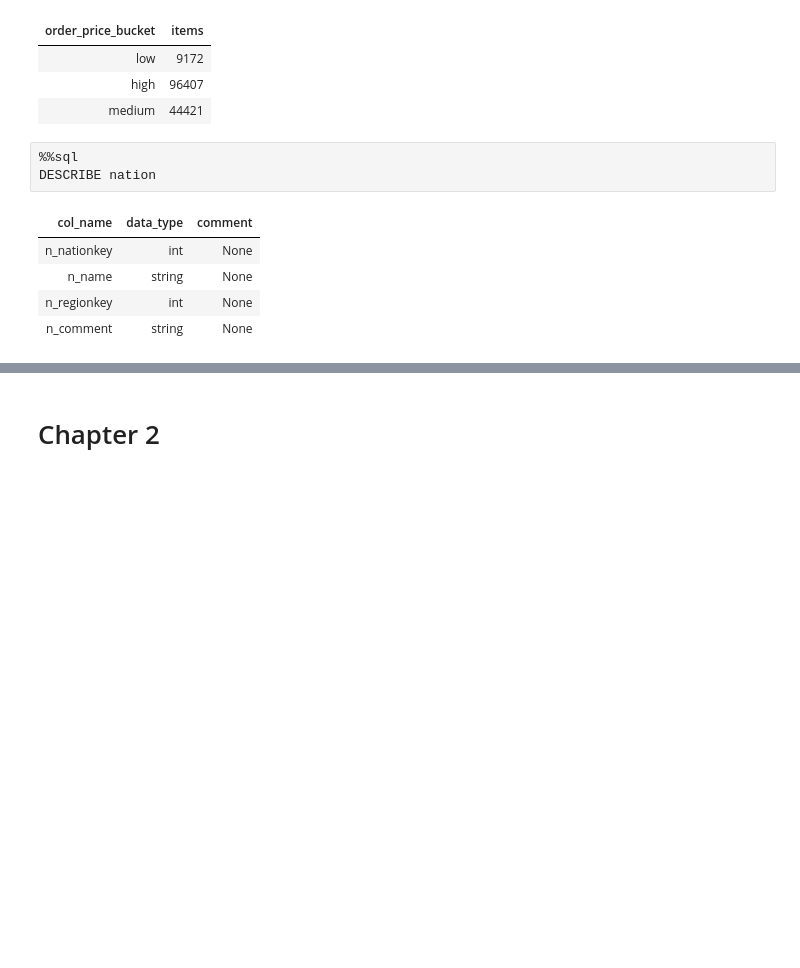
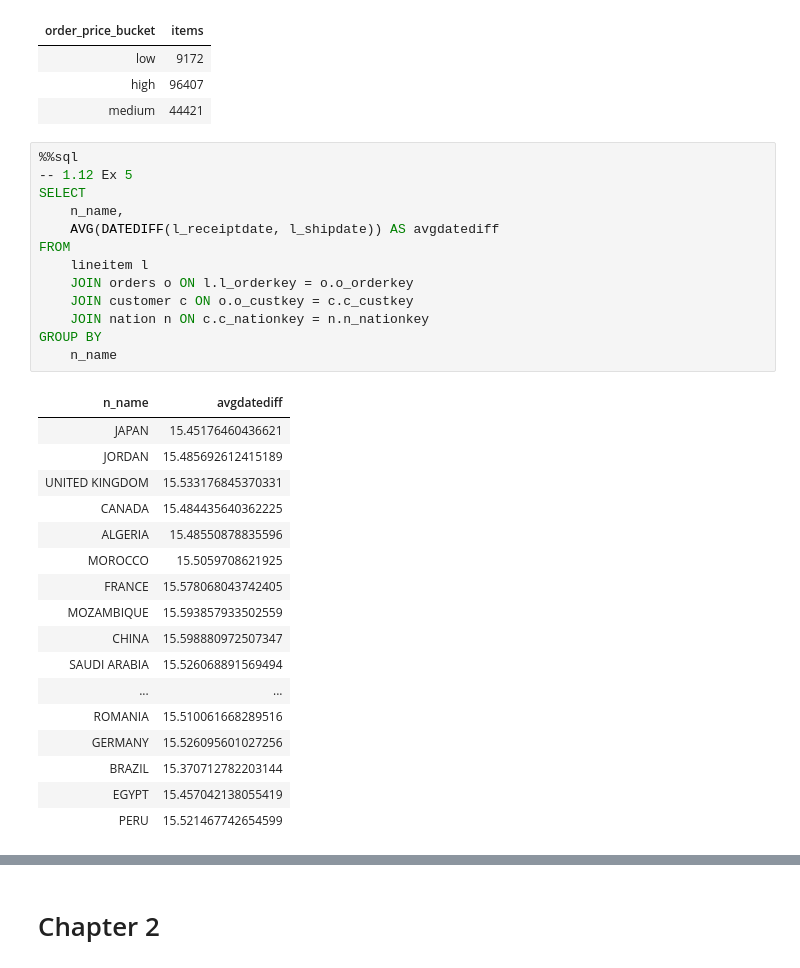
Before and after one commit to jylkkakai/data_engineering_for_beginners_code, a Jupyter notebook: notebooks/SQL.ipynb, the cells around one changed output, grey strips where cells are left out. Cells and saved outputs as stored; diff of their text form; blank space fills up the shorter version.

```diff
--- a/notebooks/SQL.ipynb
+++ b/notebooks/SQL.ipynb
@@ -975,10 +975,32 @@ LIMIT
 | medium | 44421 |
 # %%
 %%sql
-DESCRIBE nation
+-- 1.12 Ex 5
+SELECT
+    n_name,
+    AVG(DATEDIFF(l_receiptdate, l_shipdate)) AS avgdatediff
+FROM
+    lineitem l
+    JOIN orders o ON l.l_orderkey = o.o_orderkey
+    JOIN customer c ON o.o_custkey = c.c_custkey
+    JOIN nation n ON c.c_nationkey = n.n_nationkey
+GROUP BY
+    n_name
 # %% [output]
-| col_name | data_type | comment |
-| n_nationkey | int | None |
-| n_name | string | None |
-| n_regionkey | int | None |
-| n_comment | string | None |
+| n_name | avgdatediff |
+| JAPAN | 15.45176460436621 |
+| JORDAN | 15.485692612415189 |
+| UNITED KINGDOM | 15.533176845370331 |
+| CANADA | 15.484435640362225 |
+| ALGERIA | 15.48550878835596 |
+| MOROCCO | 15.5059708621925 |
+| FRANCE | 15.578068043742405 |
+| MOZAMBIQUE | 15.593857933502559 |
+| CHINA | 15.598880972507347 |
+| SAUDI ARABIA | 15.526068891569494 |
+| ... | ... |
+| ROMANIA | 15.510061668289516 |
+| GERMANY | 15.526095601027256 |
+| BRAZIL | 15.370712782203144 |
+| EGYPT | 15.457042138055419 |
+| PERU | 15.521467742654599 |
```
Also changed, not shown: parts of 1 cell of this notebook.
